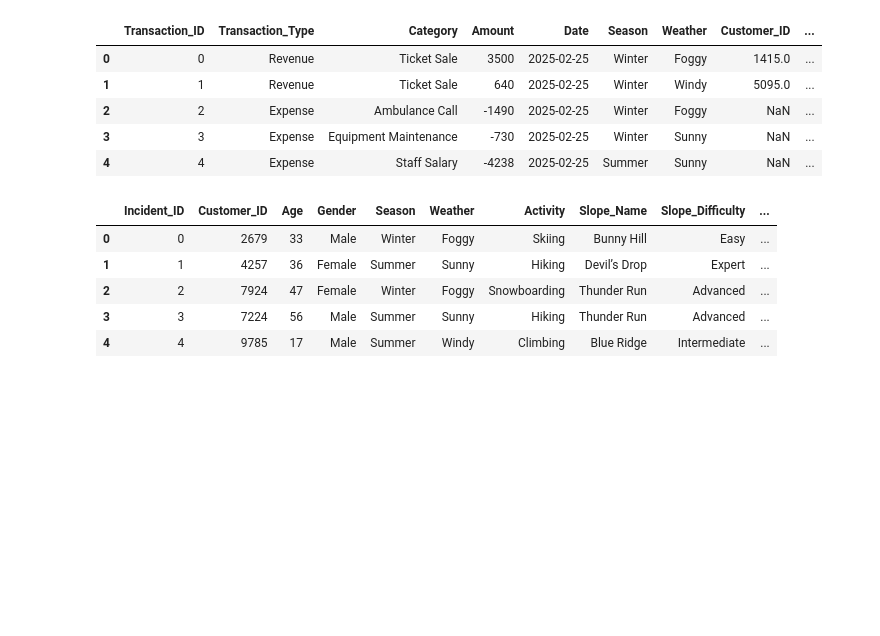
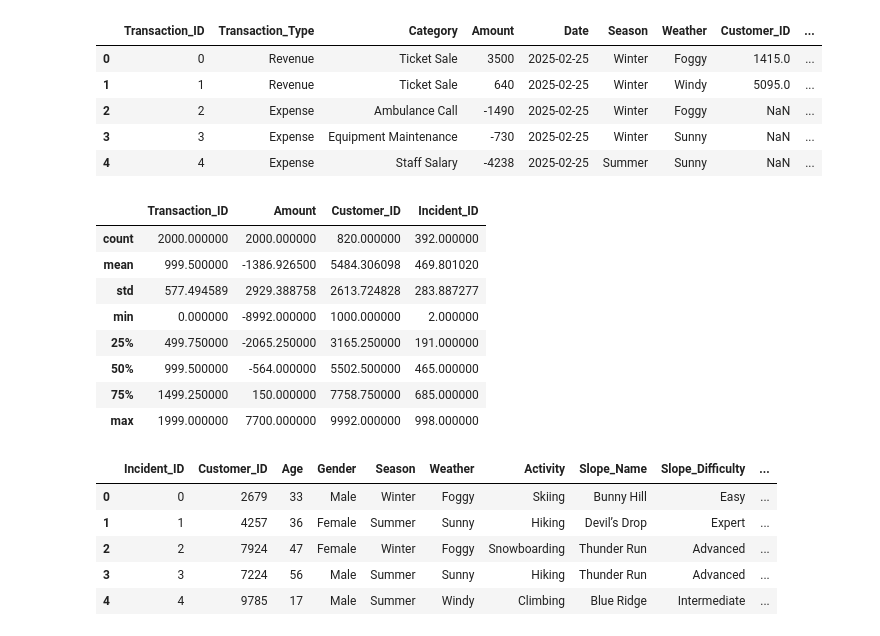
Before and after one commit to Vondent/UBC-Bolt-2025, a Jupyter notebook: ubc-bolt-2025.ipynb, the cells around one changed output. Cells and saved outputs as stored; diff of their text form; code cells hidden in the pictures; blank space fills up the shorter version.

```diff
--- a/ubc-bolt-2025.ipynb
+++ b/ubc-bolt-2025.ipynb
@@ -28,6 +29,18 @@ expense_dat.head()
 | 2 | 2 | Expense | Ambulance Call | -1490 | 2025-02-25 | Winter | Foggy | NaN | ... |
 | 3 | 3 | Expense | Equipment Maintenance | -730 | 2025-02-25 | Winter | Sunny | NaN | ... |
 | 4 | 4 | Expense | Staff Salary | -4238 | 2025-02-25 | Summer | Sunny | NaN | ... |
+# %%
+expense_dat.describe()
+# %% [output]
+|  | Transaction_ID | Amount | Customer_ID | Incident_ID |
+| count | 2000.000000 | 2000.000000 | 820.000000 | 392.000000 |
+| mean | 999.500000 | -1386.926500 | 5484.306098 | 469.801020 |
+| std | 577.494589 | 2929.388758 | 2613.724828 | 283.887277 |
+| min | 0.000000 | -8992.000000 | 1000.000000 | 2.000000 |
+| 25% | 499.750000 | -2065.250000 | 3165.250000 | 191.000000 |
+| 50% | 999.500000 | -564.000000 | 5502.500000 | 465.000000 |
+| 75% | 1499.250000 | 150.000000 | 7758.750000 | 685.000000 |
+| max | 1999.000000 | 7700.000000 | 9992.000000 | 998.000000 |
 # %%
 incident_dat = pd.read_csv('data/incidents.csv')
 incident_dat.head()
```
Also changed, not shown: parts of 11 cells of this notebook.
